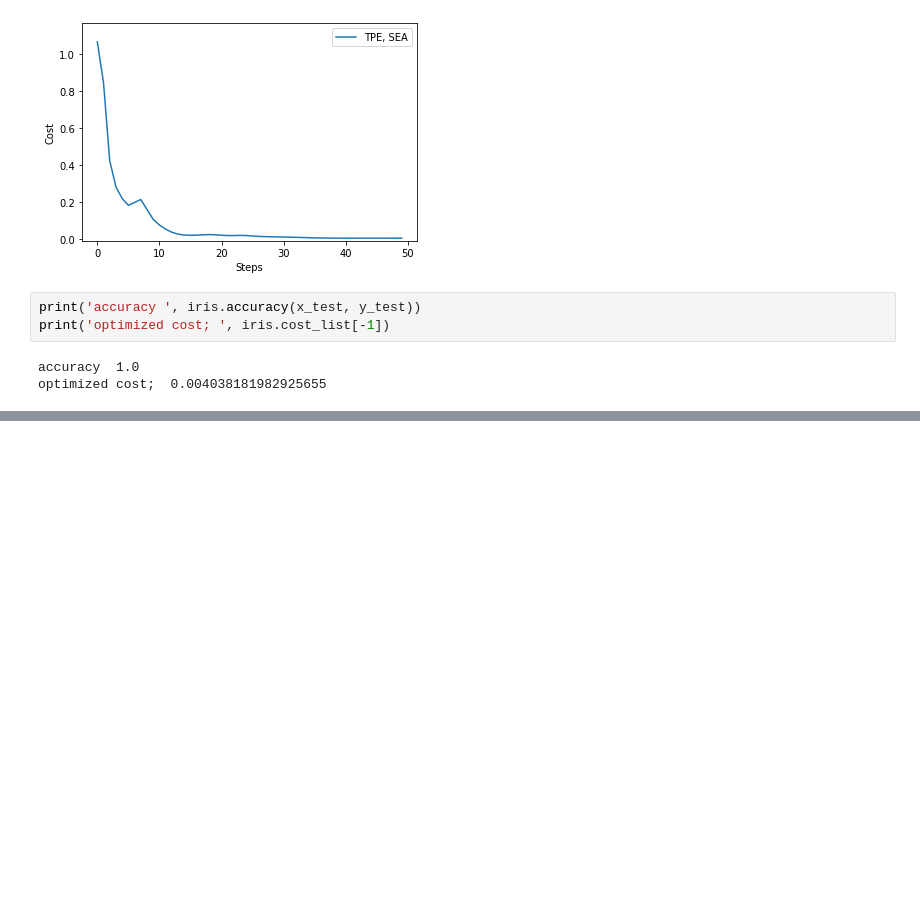
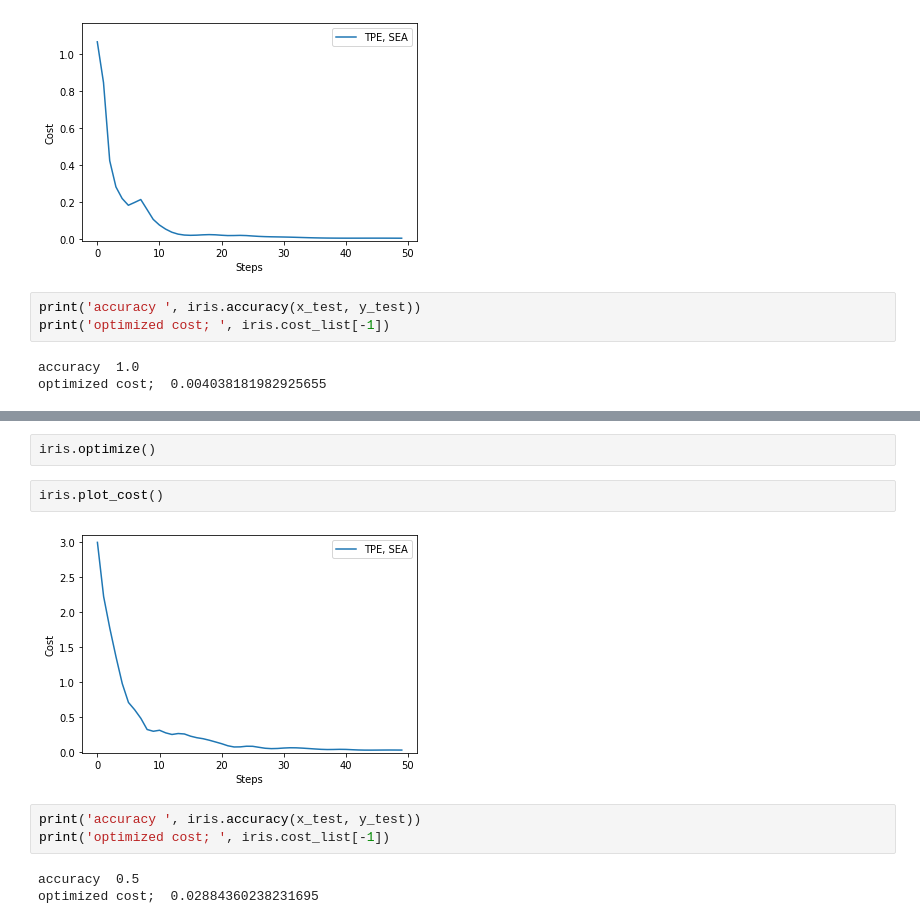
Before and after one commit to kkensuke/quantum-machine-learning, a Jupyter notebook: quantum-classification/quantum_classification_iris.ipynb, the cells around one changed output, grey strips where cells are left out. Saved outputs shown, nothing was run; the diff lists cells and outputs as text; blank space fills up the shorter version.

```diff
--- a/quantum-classification/quantum_classification_iris.ipynb
+++ b/quantum-classification/quantum_classification_iris.ipynb
@@ -82,0 +162,12 @@ optimized cost;  0.004038181982925655
+# %%
+iris.optimize()
+# %%
+iris.plot_cost()
+# %% [output]
+[figure, added]
+# %%
+print('accuracy ', iris.accuracy(x_test, y_test))
+print('optimized cost; ', iris.cost_list[-1])
+# %% [output]
+accuracy  0.5
+optimized cost;  0.02884360238231695
```
Also changed, not shown: parts of 5 cells of this notebook, 1 other file.
